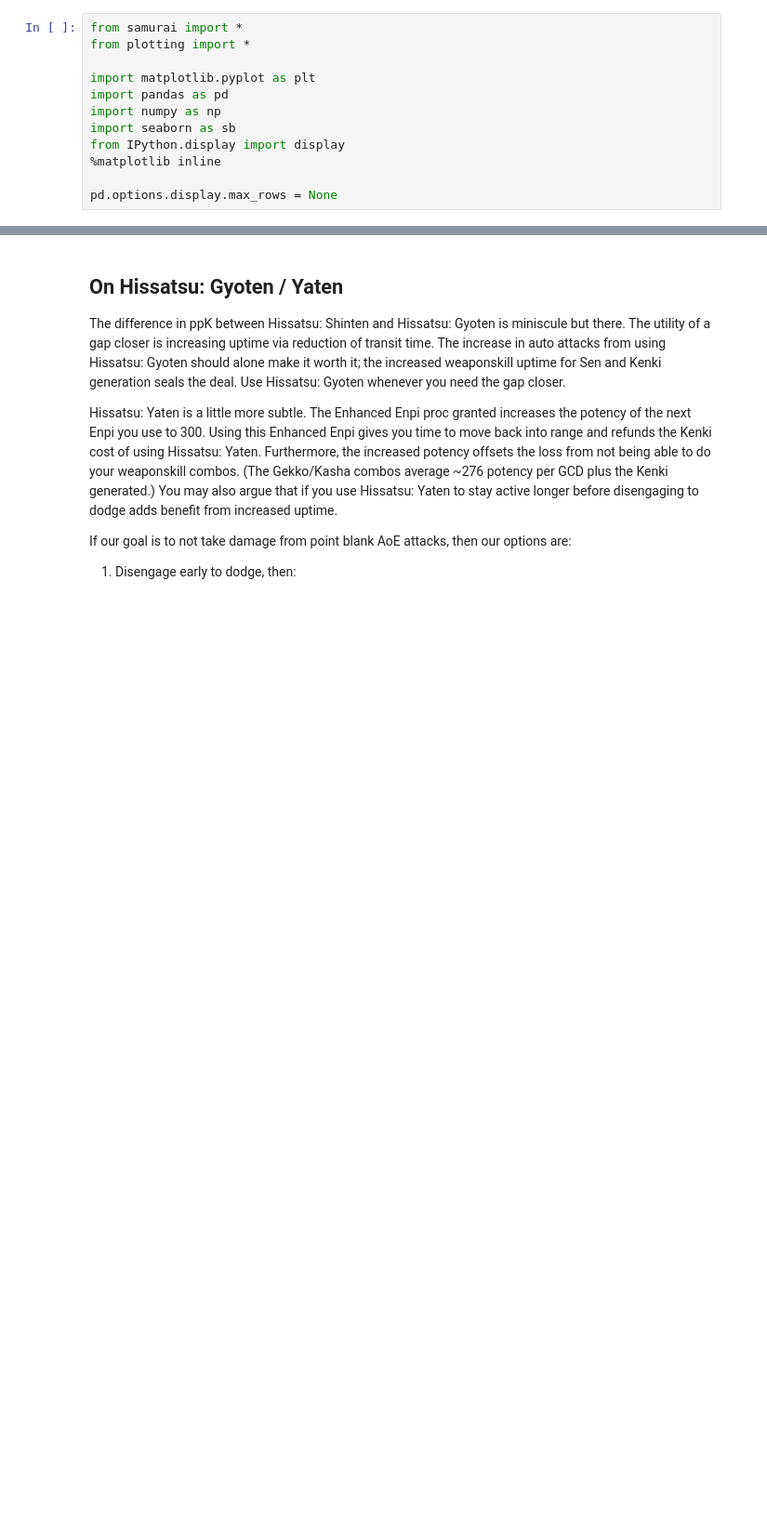
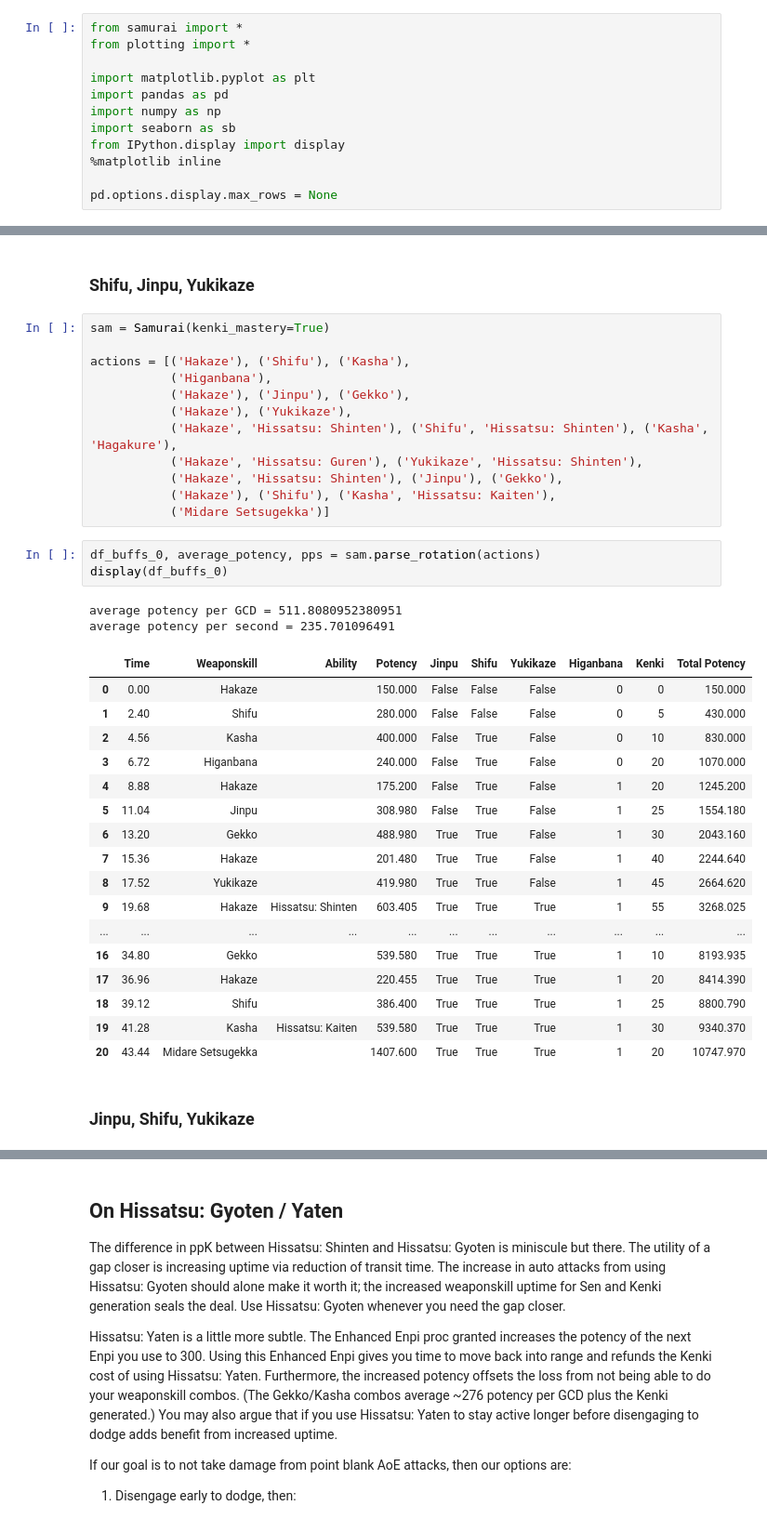
Before and after one commit to rconcep/ffxiv, a Jupyter notebook: sam-by-the-numbers-part-5.ipynb, the cells around one changed output, grey strips where cells are left out. Shown at 93% size. Cells and saved outputs as stored; diff of their text form; blank space fills up the shorter version.

```diff
--- a/sam-by-the-numbers-part-5.ipynb
+++ b/sam-by-the-numbers-part-5.ipynb
@@ -22,0 +20,39 @@ asdf
+# %% [markdown]
+### Shifu, Jinpu, Yukikaze
+# %%
+sam = Samurai(kenki_mastery=True)
+
+actions = [('Hakaze'), ('Shifu'), ('Kasha'),
+           ('Higanbana'),
+           ('Hakaze'), ('Jinpu'), ('Gekko'),
+           ('Hakaze'), ('Yukikaze'),
+           ('Hakaze', 'Hissatsu: Shinten'), ('Shifu', 'Hissatsu: Shinten'), ('Kasha', 'Hagakure'),
+           ('Hakaze', 'Hissatsu: Guren'), ('Yukikaze', 'Hissatsu: Shinten'),
+           ('Hakaze', 'Hissatsu: Shinten'), ('Jinpu'), ('Gekko'),
+           ('Hakaze'), ('Shifu'), ('Kasha', 'Hissatsu: Kaiten'),
+           ('Midare Setsugekka')]
+# %%
+df_buffs_0, average_potency, pps = sam.parse_rotation(actions)
+display(df_buffs_0)
+# %% [output]
+average potency per GCD = 511.8080952380951
+average potency per second = 235.701096491
+|  | Time | Weaponskill | Ability | Potency | Jinpu | Shifu | Yukikaze | Higanbana | Kenki | Total Potency |
+| 0 | 0.00 | Hakaze |  | 150.000 | False | False | False | 0 | 0 | 150.000 |
+| 1 | 2.40 | Shifu |  | 280.000 | False | False | False | 0 | 5 | 430.000 |
+| 2 | 4.56 | Kasha |  | 400.000 | False | True | False | 0 | 10 | 830.000 |
+| 3 | 6.72 | Higanbana |  | 240.000 | False | True | False | 0 | 20 | 1070.000 |
+| 4 | 8.88 | Hakaze |  | 175.200 | False | True | False | 1 | 20 | 1245.200 |
+| 5 | 11.04 | Jinpu |  | 308.980 | False | True | False | 1 | 25 | 1554.180 |
+| 6 | 13.20 | Gekko |  | 488.980 | True | True | False | 1 | 30 | 2043.160 |
+| 7 | 15.36 | Hakaze |  | 201.480 | True | True | False | 1 | 40 | 2244.640 |
+| 8 | 17.52 | Yukikaze |  | 419.980 | True | True | False | 1 | 45 | 2664.620 |
+| 9 | 19.68 | Hakaze | Hissatsu: Shinten | 603.405 | True | True | True | 1 | 55 | 3268.025 |
+| ... | ... | ... | ... | ... | ... | ... | ... | ... | ... | ... |
+| 16 | 34.80 | Gekko |  | 539.580 | True | True | True | 1 | 10 | 8193.935 |
+| 17 | 36.96 | Hakaze |  | 220.455 | True | True | True | 1 | 20 | 8414.390 |
+| 18 | 39.12 | Shifu |  | 386.400 | True | True | True | 1 | 25 | 8800.790 |
+| 19 | 41.28 | Kasha | Hissatsu: Kaiten | 539.580 | True | True | True | 1 | 30 | 9340.370 |
+| 20 | 43.44 | Midare Setsugekka |  | 1407.600 | True | True | True | 1 | 20 | 10747.970 |
+# %% [markdown]
+### Jinpu, Shifu, Yukikaze
```
Also changed, not shown: parts of 23 cells of this notebook.
